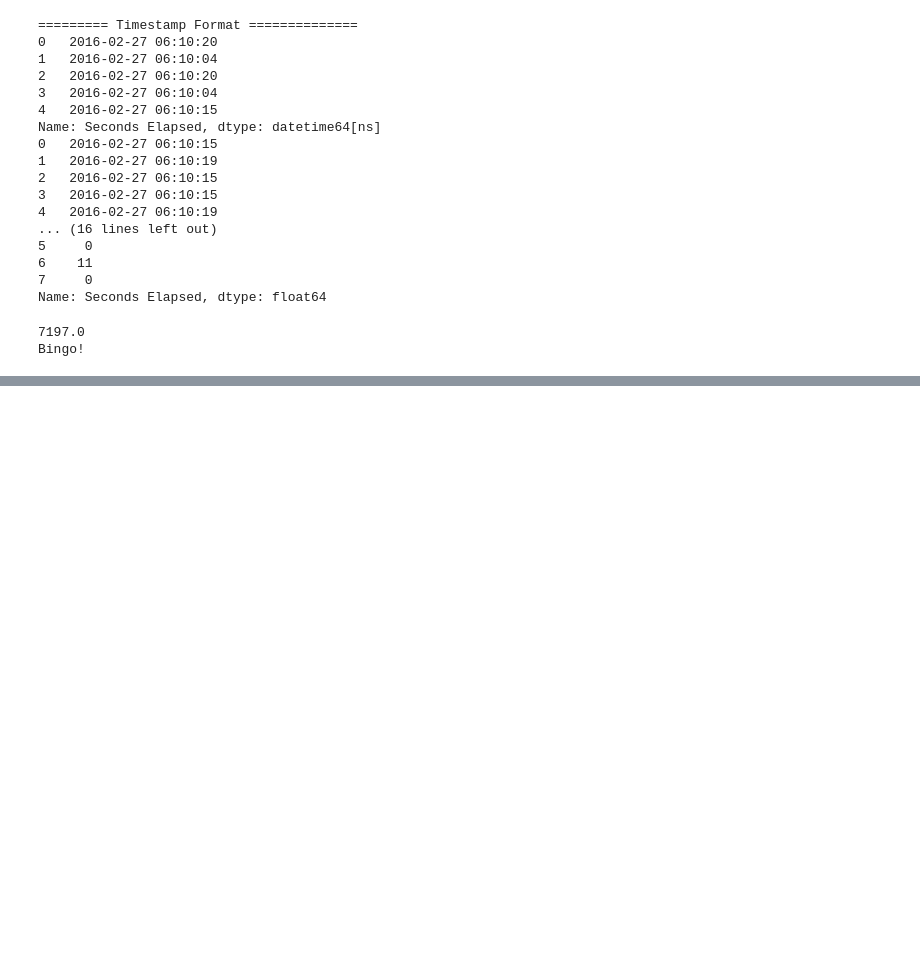
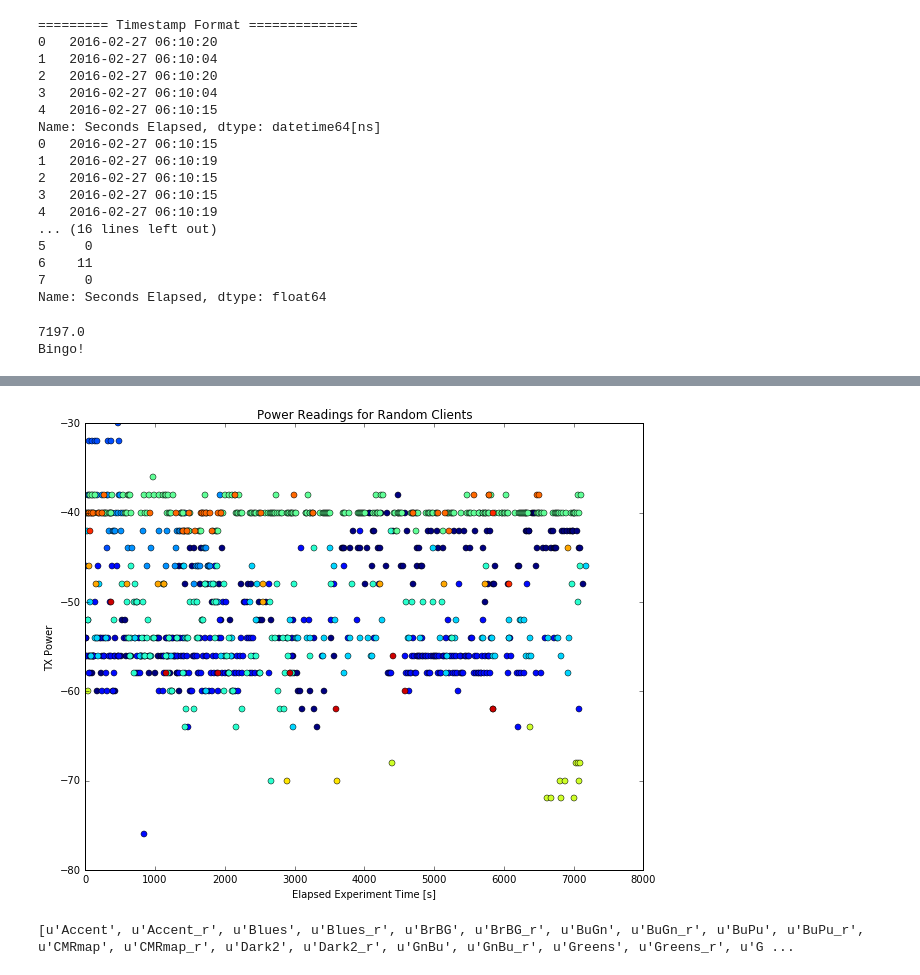
Before and after one commit to charlesreid1/wifi-data, a Jupyter notebook: pandas/Timestamps.ipynb, the cells around one changed output, grey strips where cells are left out. Drawn from its saved outputs; the diff is of its cells as text; code cells hidden in the pictures; blank space fills up the shorter version.

```diff
--- a/pandas/Timestamps.ipynb
+++ b/pandas/Timestamps.ipynb
@@ -156,0 +173,24 @@ plt.show()
+# %%
+fig = plt.figure(figsize=(10,8))
+ax = fig.add_subplot(111)
+
+client_macs = client_df['Station MAC'].unique()[5:20]
+color_idx = np.linspace(0, 1, len(client_macs)+1)
+for i,mac in zip(color_idx,client_macs):
+    xx = client_df[client_df['Station MAC']==mac]['Seconds Elapsed']
+    yy = client_df[client_df['Station MAC']==mac]['Power']
+    xx = xx[yy<-10]
+    yy2 = yy[yy<-10]
+    ax.plot(xx,yy2,'o',color=plt.cm.jet(i),label=mac)
+
+ax.set_title("Power Readings for Random Clients")
+ax.set_xlabel('Elapsed Experiment Time [s]')
+ax.set_ylabel('TX Power')
+plt.show()
+# %% [output]
+[figure, added]
+# %%
+# Show all the different colormaps available through Matplotlib
+print dir(plt.cm)
+# %% [output]
+[u'Accent', u'Accent_r', u'Blues', u'Blues_r', u'BrBG', u'BrBG_r', u'BuGn', u'BuGn_r', u'BuPu', u'BuPu_r', u'CMRmap', u'CMRmap_r', u'Dark2', u'Dark2_r', u'GnBu', u'GnBu_r', u'Greens', u'Greens_r', u'G ...
```
Also changed, not shown: parts of 4 cells of this notebook.
